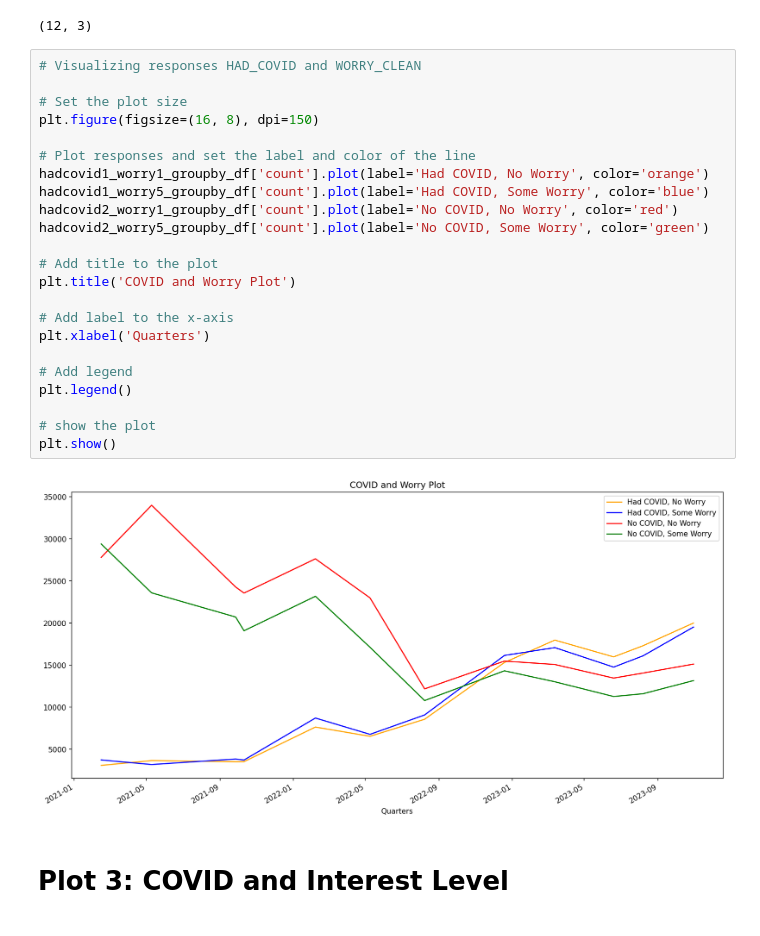
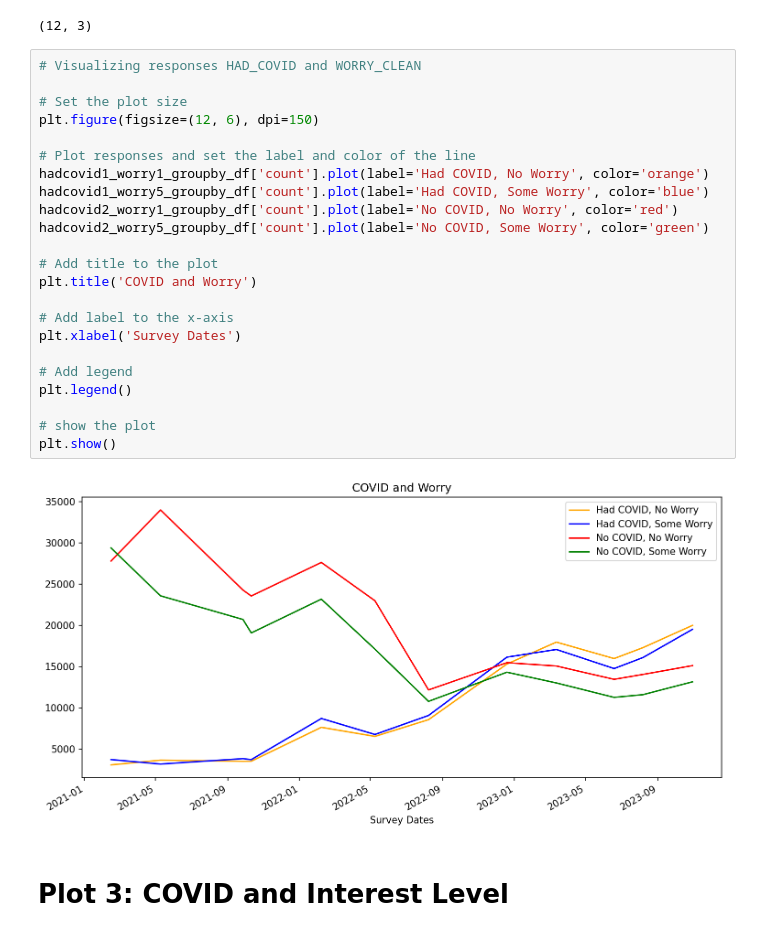
Before and after one commit to crmartella/DIVOC-91, a Jupyter notebook: covid_analysis_plots.ipynb, the cells around one changed output. Saved outputs shown, nothing was run; the diff lists cells and outputs as text.

```diff
--- a/covid_analysis_plots.ipynb
+++ b/covid_analysis_plots.ipynb
@@ -487,28 +487,28 @@ display(hadcovid2_worry5_groupby_df.shape)
 # %%
 # Visualizing responses HAD_COVID and WORRY_CLEAN
 
 # Set the plot size
-plt.figure(figsize=(16, 8), dpi=150)
+plt.figure(figsize=(12, 6), dpi=150)
 
 # Plot responses and set the label and color of the line
 hadcovid1_worry1_groupby_df['count'].plot(label='Had COVID, No Worry', color='orange')
 hadcovid1_worry5_groupby_df['count'].plot(label='Had COVID, Some Worry', color='blue')
 hadcovid2_worry1_groupby_df['count'].plot(label='No COVID, No Worry', color='red')
 hadcovid2_worry5_groupby_df['count'].plot(label='No COVID, Some Worry', color='green')
 
 # Add title to the plot
-plt.title('COVID and Worry Plot')
+plt.title('COVID and Worry')
 
 # Add label to the x-axis
-plt.xlabel('Quarters')
+plt.xlabel('Survey Dates')
 
 # Add legend
 plt.legend()
 
 # show the plot
 plt.show()
 # %% [output]
-[figure, old version]
+[figure, new version]
 # %% [markdown]
 # Plot 3:  COVID and Interest Level
 # %%
```
Also changed, not shown: parts of 3 cells of this notebook, 1 other file.
